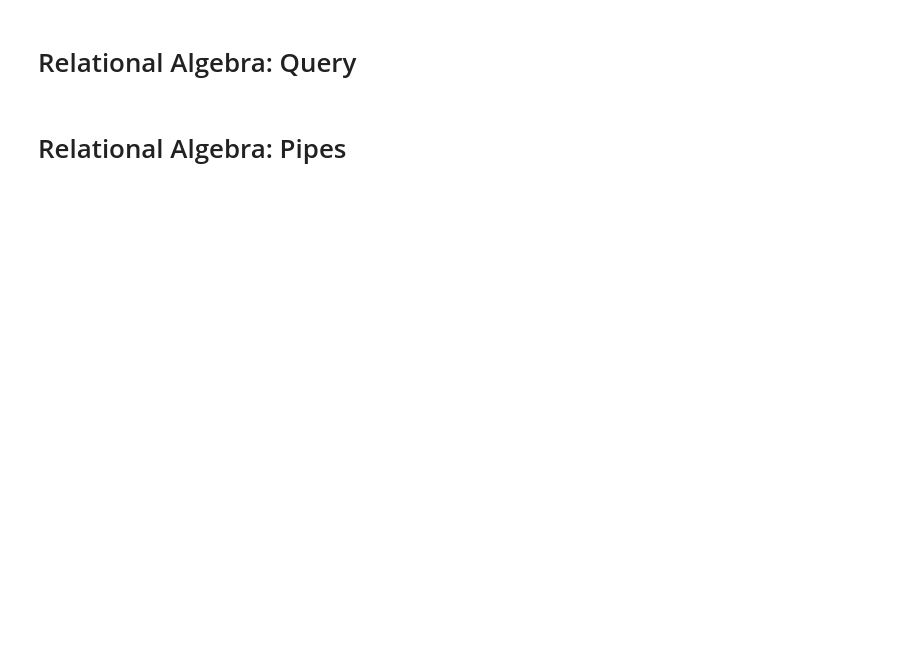
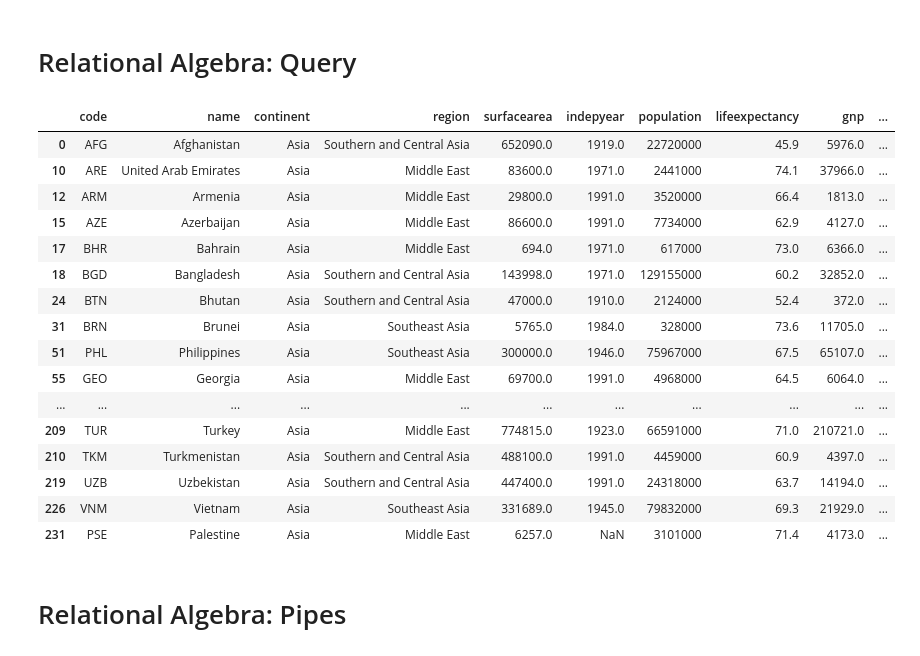
Before and after one commit to LutherCS/dmq-class-pub, a Jupyter notebook: Introduction.ipynb, the cells around one changed output. Cells and saved outputs as stored; diff of their text form; code cells hidden in the pictures; blank space fills up the shorter version.

```diff
--- a/Introduction.ipynb
+++ b/Introduction.ipynb
@@ -96,4 +171,24 @@ Operation `head()` limits the output. By default it's 5 tuples, but that number
 # %% [markdown]
 # Relational Algebra: Query
+# %%
+country.query("continent == 'Asia'")
+# %% [output]
+|  | code | name | continent | region | surfacearea | indepyear | population | lifeexpectancy | gnp | ... |
+| 0 | AFG | Afghanistan | Asia | Southern and Central Asia | 652090.0 | 1919.0 | 22720000 | 45.9 | 5976.0 | ... |
+| 10 | ARE | United Arab Emirates | Asia | Middle East | 83600.0 | 1971.0 | 2441000 | 74.1 | 37966.0 | ... |
+| 12 | ARM | Armenia | Asia | Middle East | 29800.0 | 1991.0 | 3520000 | 66.4 | 1813.0 | ... |
+| 15 | AZE | Azerbaijan | Asia | Middle East | 86600.0 | 1991.0 | 7734000 | 62.9 | 4127.0 | ... |
+| 17 | BHR | Bahrain | Asia | Middle East | 694.0 | 1971.0 | 617000 | 73.0 | 6366.0 | ... |
+| 18 | BGD | Bangladesh | Asia | Southern and Central Asia | 143998.0 | 1971.0 | 129155000 | 60.2 | 32852.0 | ... |
+| 24 | BTN | Bhutan | Asia | Southern and Central Asia | 47000.0 | 1910.0 | 2124000 | 52.4 | 372.0 | ... |
+| 31 | BRN | Brunei | Asia | Southeast Asia | 5765.0 | 1984.0 | 328000 | 73.6 | 11705.0 | ... |
+| 51 | PHL | Philippines | Asia | Southeast Asia | 300000.0 | 1946.0 | 75967000 | 67.5 | 65107.0 | ... |
+| 55 | GEO | Georgia | Asia | Middle East | 69700.0 | 1991.0 | 4968000 | 64.5 | 6064.0 | ... |
+| ... | ... | ... | ... | ... | ... | ... | ... | ... | ... | ... |
+| 209 | TUR | Turkey | Asia | Middle East | 774815.0 | 1923.0 | 66591000 | 71.0 | 210721.0 | ... |
+| 210 | TKM | Turkmenistan | Asia | Southern and Central Asia | 488100.0 | 1991.0 | 4459000 | 60.9 | 4397.0 | ... |
+| 219 | UZB | Uzbekistan | Asia | Southern and Central Asia | 447400.0 | 1991.0 | 24318000 | 63.7 | 14194.0 | ... |
+| 226 | VNM | Vietnam | Asia | Southeast Asia | 331689.0 | 1945.0 | 79832000 | 69.3 | 21929.0 | ... |
+| 231 | PSE | Palestine | Asia | Middle East | 6257.0 | NaN | 3101000 | 71.4 | 4173.0 | ... |
 # %% [markdown]
 # Relational Algebra: Pipes
```
Also changed, not shown: parts of 35 cells of this notebook.
